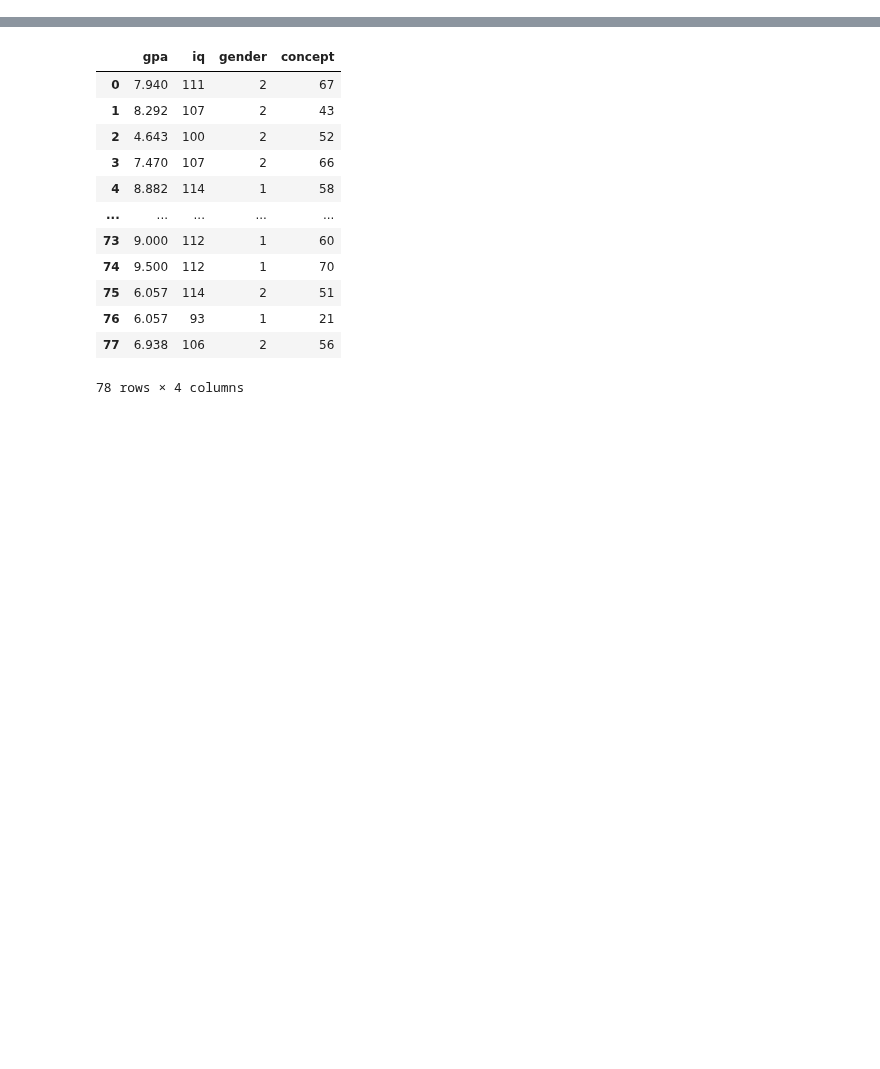
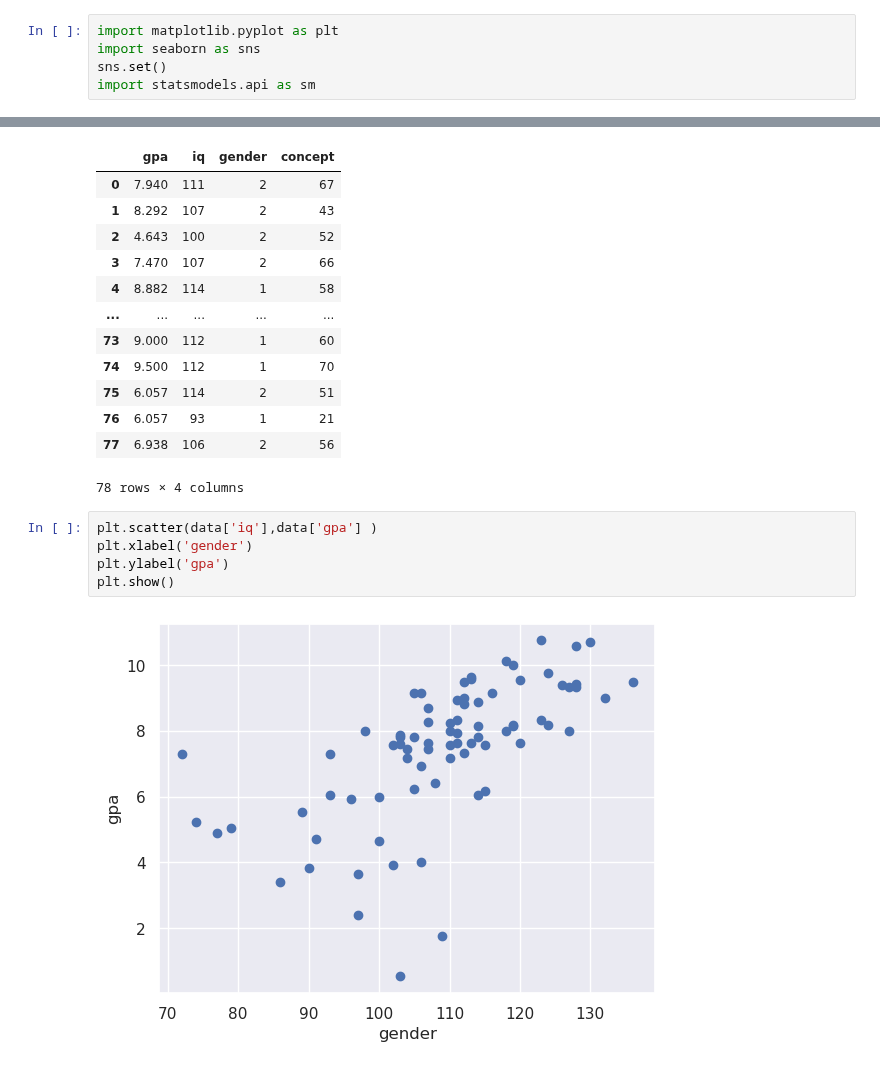
Before and after one commit to LaxmiVatsalyaDaita/Kaggle, a Jupyter notebook: gpa-linear-regression.ipynb, the cells around one changed output, grey strips where cells are left out. Saved outputs shown, nothing was run; the diff lists cells and outputs as text; blank space fills up the shorter version.

```diff
--- a/gpa-linear-regression.ipynb
+++ b/gpa-linear-regression.ipynb
@@ -18,6 +20,11 @@ for dirname, _, filenames in os.walk('/kaggle/input'):
 # You can also write temporary files to /kaggle/temp/, but they won't be saved outside of the current session
 # %% [output]
 /kaggle/input/gpa-and-iq/gpa_iq.csv
+# %%
+import matplotlib.pyplot as plt
+import seaborn as sns
+sns.set()
+import statsmodels.api as sm
 # %%
 data = pd.read_csv('/kaggle/input/gpa-and-iq/gpa_iq.csv')
 # %%
@@ -66,3 +85,10 @@ data
 | 76 | 6.057 | 93 | 1 | 21 |
 | 77 | 6.938 | 106 | 2 | 56 |
 78 rows × 4 columns
+# %%
+plt.scatter(data['iq'],data['gpa'] )
+plt.xlabel('gender')
+plt.ylabel('gpa')
+plt.show()
+# %% [output]
+[figure, added]
```
Also changed, not shown: parts of 12 cells of this notebook.
